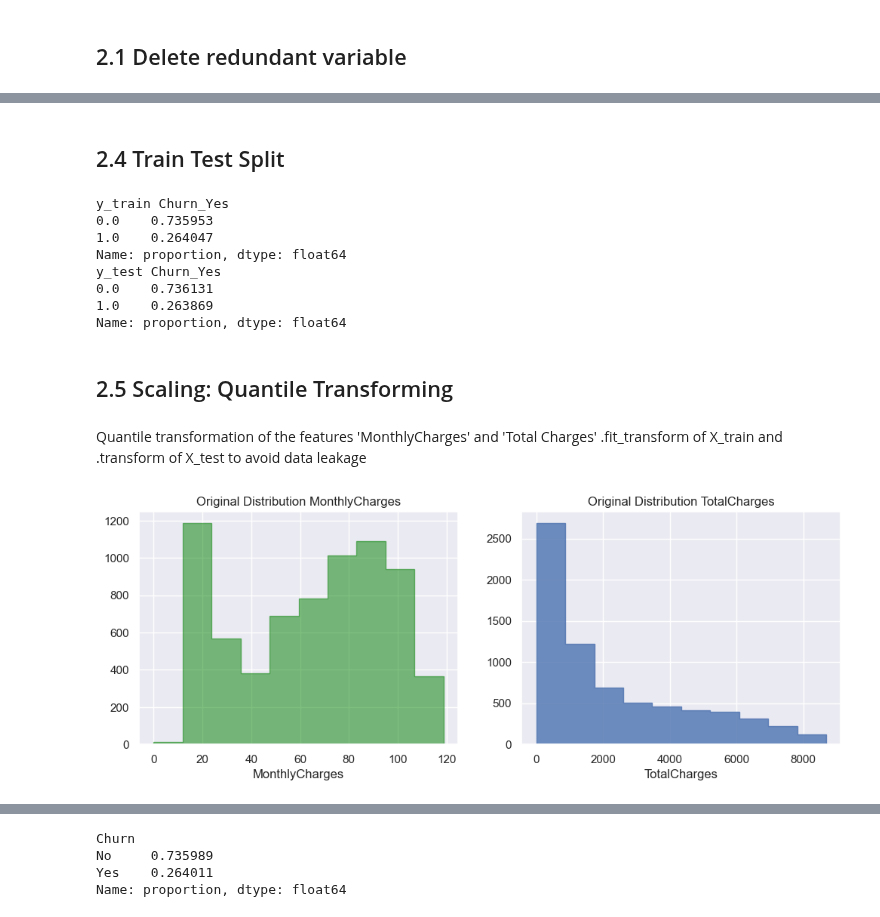
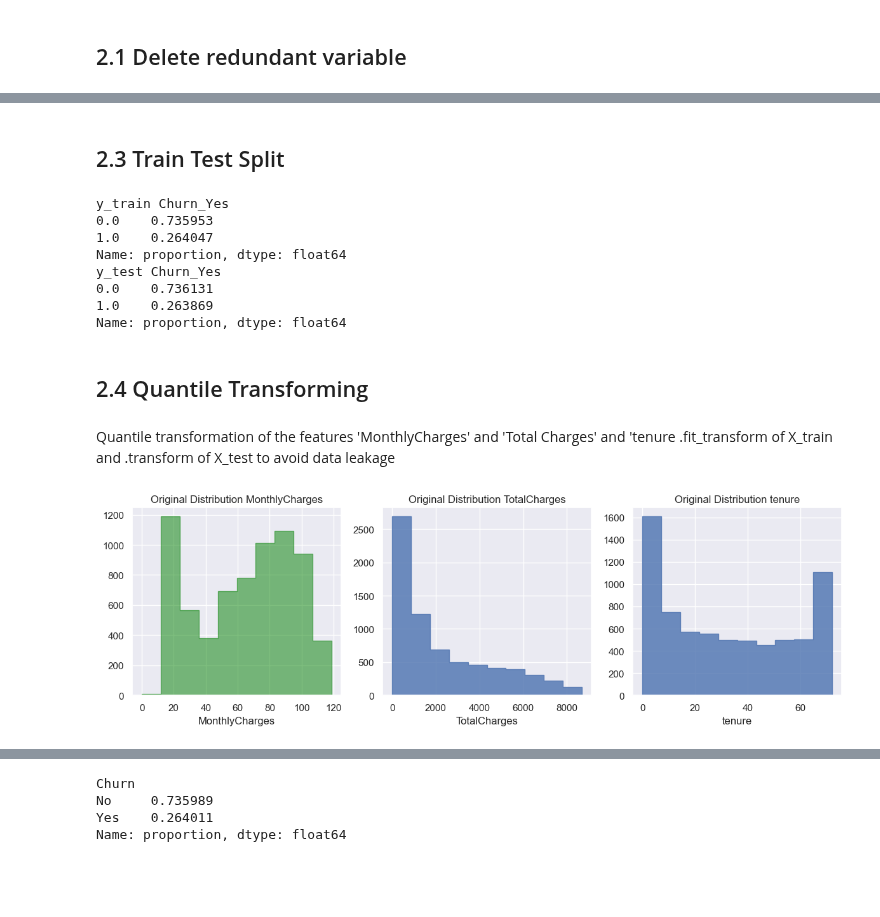
Before and after one commit to emsif84/churn_prediction, a Jupyter notebook: churn_prediction.ipynb, the cells around one changed output, grey strips where cells are left out. Cells and saved outputs as stored; diff of their text form; code cells hidden in the pictures; blank space fills up the shorter version.

```diff
--- a/churn_prediction.ipynb
+++ b/churn_prediction.ipynb
@@ -93,6 +66,3 @@ plt.tight_layout()
-# %%
-#Droping original feature tenure
-data_ml = data_ml.drop(columns='tenure')
 # %%
 #Seperate data into categorical features and numerical features
 data_cat = data_ml.select_dtypes(include=['object','category']).copy()
@@ -115,7 +85,7 @@ data_cat_df = pd.DataFrame(data_cat_encoded, columns=feature_names, index=data_c
 #Concat encoded categorical features with numerical features
 data_trans = pd.concat([data_cat_df, data_num], axis=1)
 # %% [markdown]
-## 2.4 Train Test Split
+## 2.3 Train Test Split
 # %%
 from sklearn.model_selection import train_test_split
 
@@ -137,26 +107,38 @@ y_test Churn_Yes
 1.0    0.263869
 Name: proportion, dtype: float64
 # %% [markdown]
-## 2.5 Scaling: Quantile Transforming
+## 2.4 Quantile Transforming
 # %% [markdown]
-Quantile transformation of the features 'MonthlyCharges' and 'Total Charges'
+Quantile transformation of the features 'MonthlyCharges' and 'Total Charges' and 'tenure
 .fit_transform of X_train and .transform of X_test to avoid data leakage
 # %%
 #Plot original distribution of Monthly and Total Charges
 
-fig, ax = plt.subplots(1,2,figsize=(12,4))
+def dist_before_quantile():
 
-#Subplot 1: Monthlycharges
-data_ml.MonthlyCharges.hist(ax=ax[0],histtype='step',fill=True,color='green',alpha=0.5)
-ax[0].set_title('Original Distribution MonthlyCharges')
-ax[0].set_xlabel('MonthlyCharges')
-ax[0].set_ylabel=('Count')
+    fig, ax = plt.subplots(1,3,figsize=(12,4))
 
-#Subplot 1: Totalcharges
-data_ml.TotalCharges.hist(ax=ax[1],histtype='step',fill=True,alpha=0.8)
-ax[1].set_title('Original Distribution TotalCharges')
-ax[1].set_xlabel('TotalCharges')
-ax[1].set_ylabel=('Count')
+    #Subplot 1: Monthlycharges
+    data_ml.MonthlyCharges.hist(ax=ax[0],histtype='step',fill=True,color='green',alpha=0.5)
+    ax[0].set_title('Original Distribution MonthlyCharges')
+    ax[0].set_xlabel('MonthlyCharges')
+    ax[0].set_ylabel=('Count')
+
+    #Subplot 2: Totalcharges
+    data_ml.TotalCharges.hist(ax=ax[1],histtype='step',fill=True,alpha=0.8)
+    ax[1].set_title('Original Distribution TotalCharges')
+    ax[1].set_xlabel('TotalCharges')
+    ax[1].set_ylabel=('Count')
+
+    #Subplot 3: tenure
+    data_ml.tenure.hist(ax=ax[2],histtype='step',fill=True,alpha=0.8)
+    ax[2].set_title('Original Distribution tenure')
+    ax[2].set_xlabel('tenure')
+    ax[2].set_ylabel=('Count')
+
+    plt.tight_layout()
+
+dist_before_quantile()
 # %% [output]
-[figure, old version]
+[figure, new version]
 # %%
```
Also changed, not shown: parts of 34 cells of this notebook.
